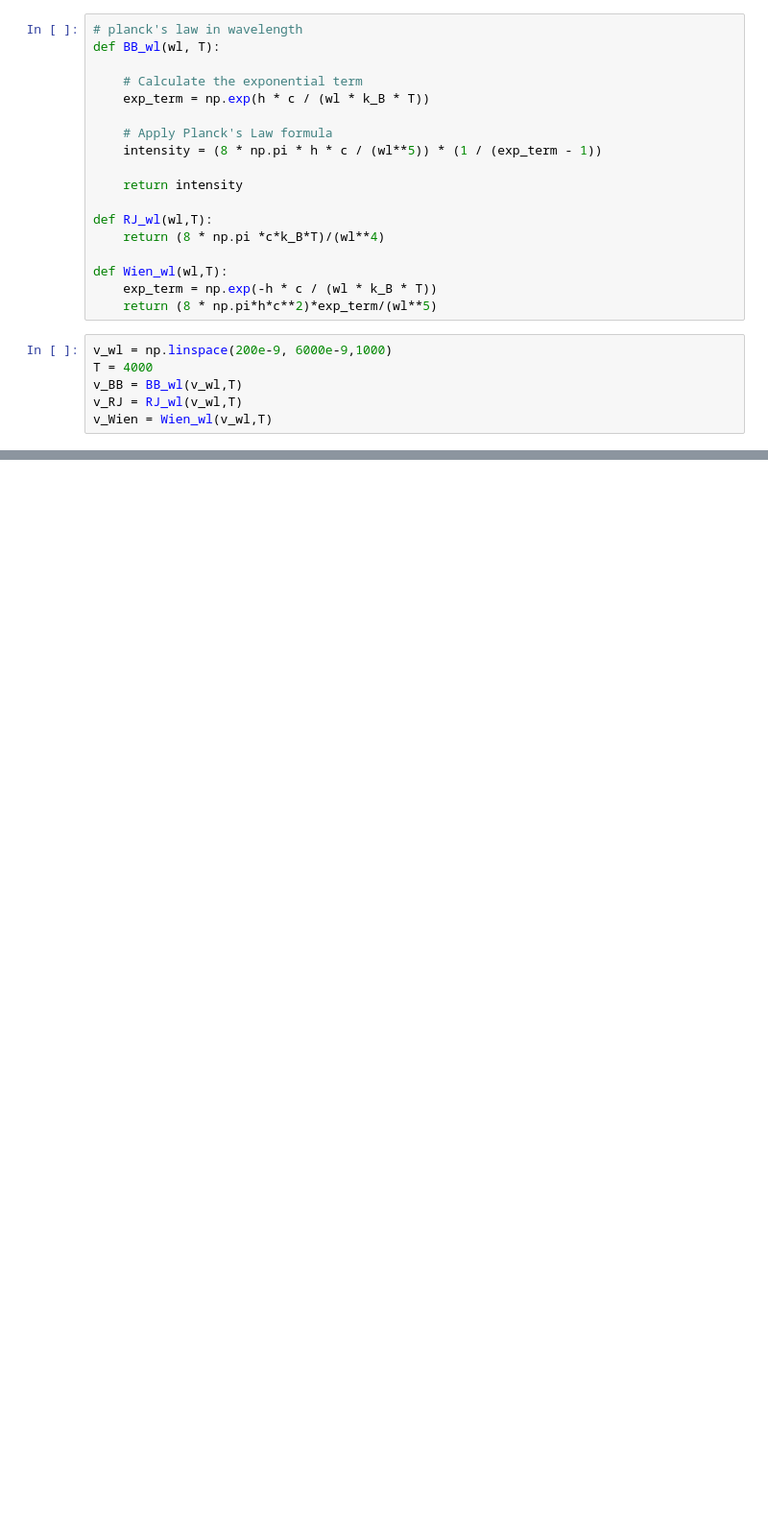
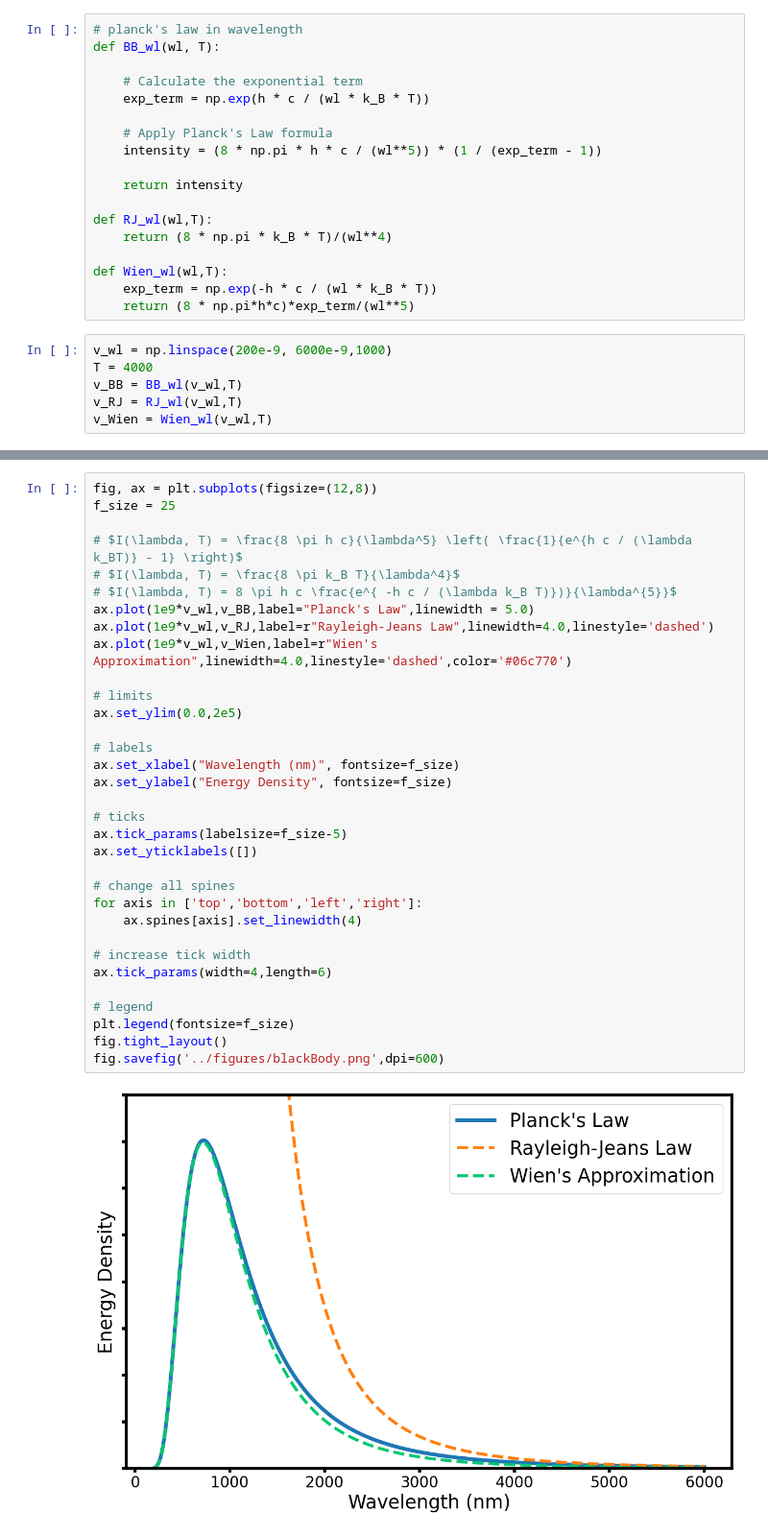
Before and after one commit to UnipvPhysicsLectures/PythonScripts, a Jupyter notebook: notebooks/blackBody.ipynb, the cells around one changed output, grey strips where cells are left out. Shown at 96% size. Saved outputs shown, nothing was run; the diff lists cells and outputs as text; blank space fills up the shorter version.

```diff
--- a/notebooks/blackBody.ipynb
+++ b/notebooks/blackBody.ipynb
@@ -17,11 +17,11 @@ def BB_wl(wl, T):
     return intensity
 
 def RJ_wl(wl,T):
-    return (8 * np.pi *c*k_B*T)/(wl**4)
+    return (8 * np.pi * k_B * T)/(wl**4)
 
 def Wien_wl(wl,T):
     exp_term = np.exp(-h * c / (wl * k_B * T))
-    return (8 * np.pi*h*c**2)*exp_term/(wl**5)
+    return (8 * np.pi*h*c)*exp_term/(wl**5)
 # %%
 v_wl = np.linspace(200e-9, 6000e-9,1000)
 T = 4000
@@ -46,0 +31,35 @@ plt.legend(fontsize=f_size)
+# %%
+fig, ax = plt.subplots(figsize=(12,8))
+f_size = 25
+
+# $I(\lambda, T) = \frac{8 \pi h c}{\lambda^5} \left( \frac{1}{e^{h c / (\lambda k_BT)} - 1} \right)$
+# $I(\lambda, T) = \frac{8 \pi k_B T}{\lambda^4}$
+# $I(\lambda, T) = 8 \pi h c \frac{e^{ -h c / (\lambda k_B T)})}{\lambda^{5}}$
+ax.plot(1e9*v_wl,v_BB,label="Planck's Law",linewidth = 5.0)
+ax.plot(1e9*v_wl,v_RJ,label=r"Rayleigh-Jeans Law",linewidth=4.0,linestyle='dashed')
+ax.plot(1e9*v_wl,v_Wien,label=r"Wien's Approximation",linewidth=4.0,linestyle='dashed',color='#06c770')
+
+# limits
+ax.set_ylim(0.0,2e5)
+
+# labels
+ax.set_xlabel("Wavelength (nm)", fontsize=f_size)
+ax.set_ylabel("Energy Density", fontsize=f_size)
+
+# ticks
+ax.tick_params(labelsize=f_size-5)
+ax.set_yticklabels([])
+
+# change all spines
+for axis in ['top','bottom','left','right']:
+    ax.spines[axis].set_linewidth(4)
+
+# increase tick width
+ax.tick_params(width=4,length=6)
+
+# legend
+plt.legend(fontsize=f_size)
+fig.tight_layout()
+fig.savefig('../figures/blackBody.png',dpi=600)
+# %% [output]
+[figure, added]
```
Also changed, not shown: parts of 1 cell of this notebook, 2 other files.
